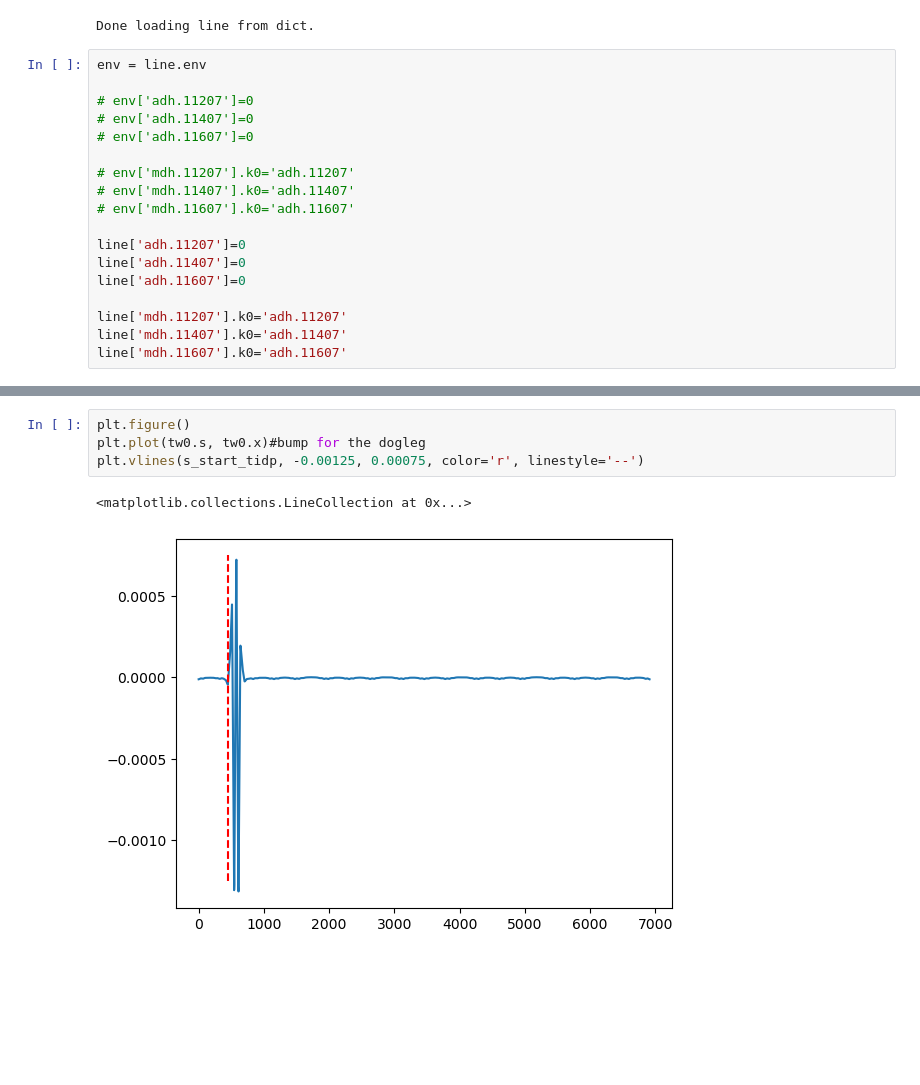
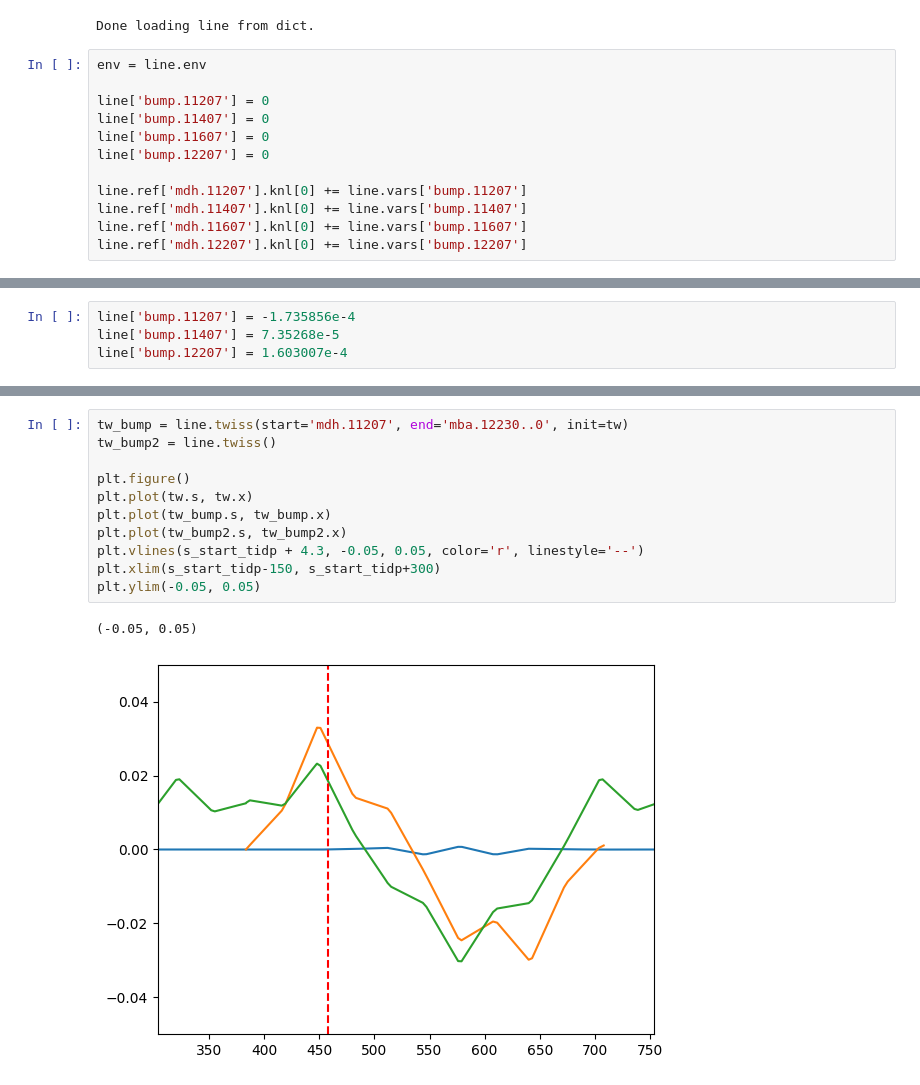
Before and after one commit to lisepauwels/sps_simulations, a Jupyter notebook: MD_analysis/bump_installation_test.ipynb, the cells around one changed output, grey strips where cells are left out. Saved outputs shown, nothing was run; the diff lists cells and outputs as text; blank space fills up the shorter version.

Commit message:
Tryin to get the bump to work correctly.

```diff
--- a/MD_analysis/bump_installation_test.ipynb
+++ b/MD_analysis/bump_installation_test.ipynb
@@ -20,21 +20,15 @@ Done loading line from dict.
 # %%
 env = line.env
 
-# env['adh.11207']=0
-# env['adh.11407']=0
-# env['adh.11607']=0
+line['bump.11207'] = 0
+line['bump.11407'] = 0
+line['bump.11607'] = 0
+line['bump.12207'] = 0
 
-# env['mdh.11207'].k0='adh.11207'
-# env['mdh.11407'].k0='adh.11407'
-# env['mdh.11607'].k0='adh.11607'
-
-line['adh.11207']=0
-line['adh.11407']=0
-line['adh.11607']=0
-
-line['mdh.11207'].k0='adh.11207'
-line['mdh.11407'].k0='adh.11407'
-line['mdh.11607'].k0='adh.11607'
+line.ref['mdh.11207'].knl[0] += line.vars['bump.11207']
+line.ref['mdh.11407'].knl[0] += line.vars['bump.11407']
+line.ref['mdh.11607'].knl[0] += line.vars['bump.11607']
+line.ref['mdh.12207'].knl[0] += line.vars['bump.12207']
 # %%
 #fix of tidp drift for later insertion of collimator
 tt = line.get_table()
@@ -46,0 +44,4 @@ tw0 = line.twiss()
+# %%
+line['bump.11207'] = -1.735856e-4
+line['bump.11407'] = 7.35268e-5
+line['bump.12207'] = 1.603007e-4
@@ -47,9 +88,16 @@ tw0 = line.twiss()
 # %%
+tw_bump = line.twiss(start='mdh.11207', end='mba.12230..0', init=tw)
+tw_bump2 = line.twiss()
+
 plt.figure()
-plt.plot(tw0.s, tw0.x)#bump for the dogleg
-plt.vlines(s_start_tidp, -0.00125, 0.00075, color='r', linestyle='--')
+plt.plot(tw.s, tw.x)
+plt.plot(tw_bump.s, tw_bump.x)
+plt.plot(tw_bump2.s, tw_bump2.x)
+plt.vlines(s_start_tidp + 4.3, -0.05, 0.05, color='r', linestyle='--')
+plt.xlim(s_start_tidp-150, s_start_tidp+300)
+plt.ylim(-0.05, 0.05)
 # %% [output]
-<matplotlib.collections.LineCollection at 0x...>
+(-0.05, 0.05)
-[figure, old version]
+[figure, new version]
 # %%
 opt = line.match(
```
Also changed, not shown: parts of 15 cells of this notebook.
